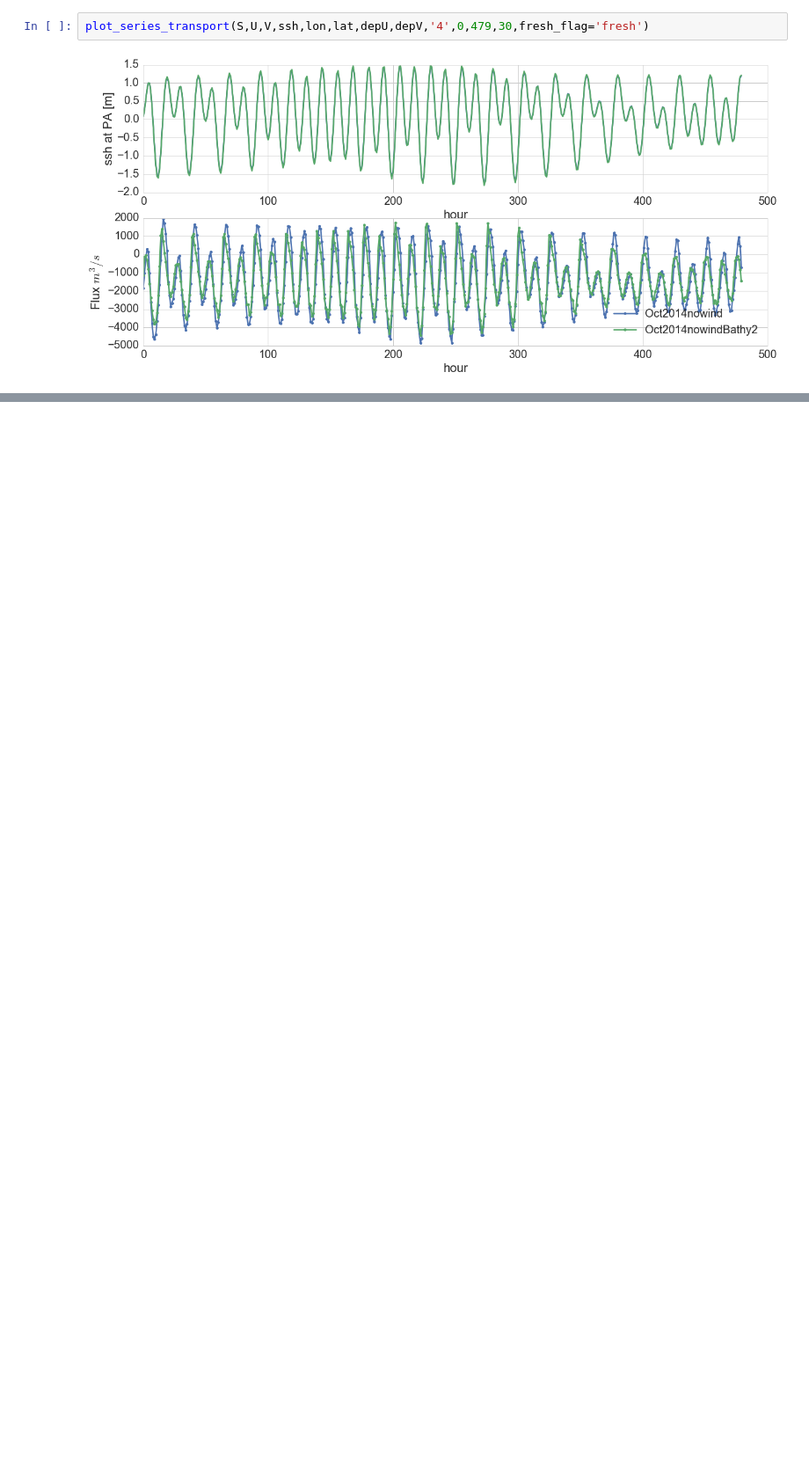
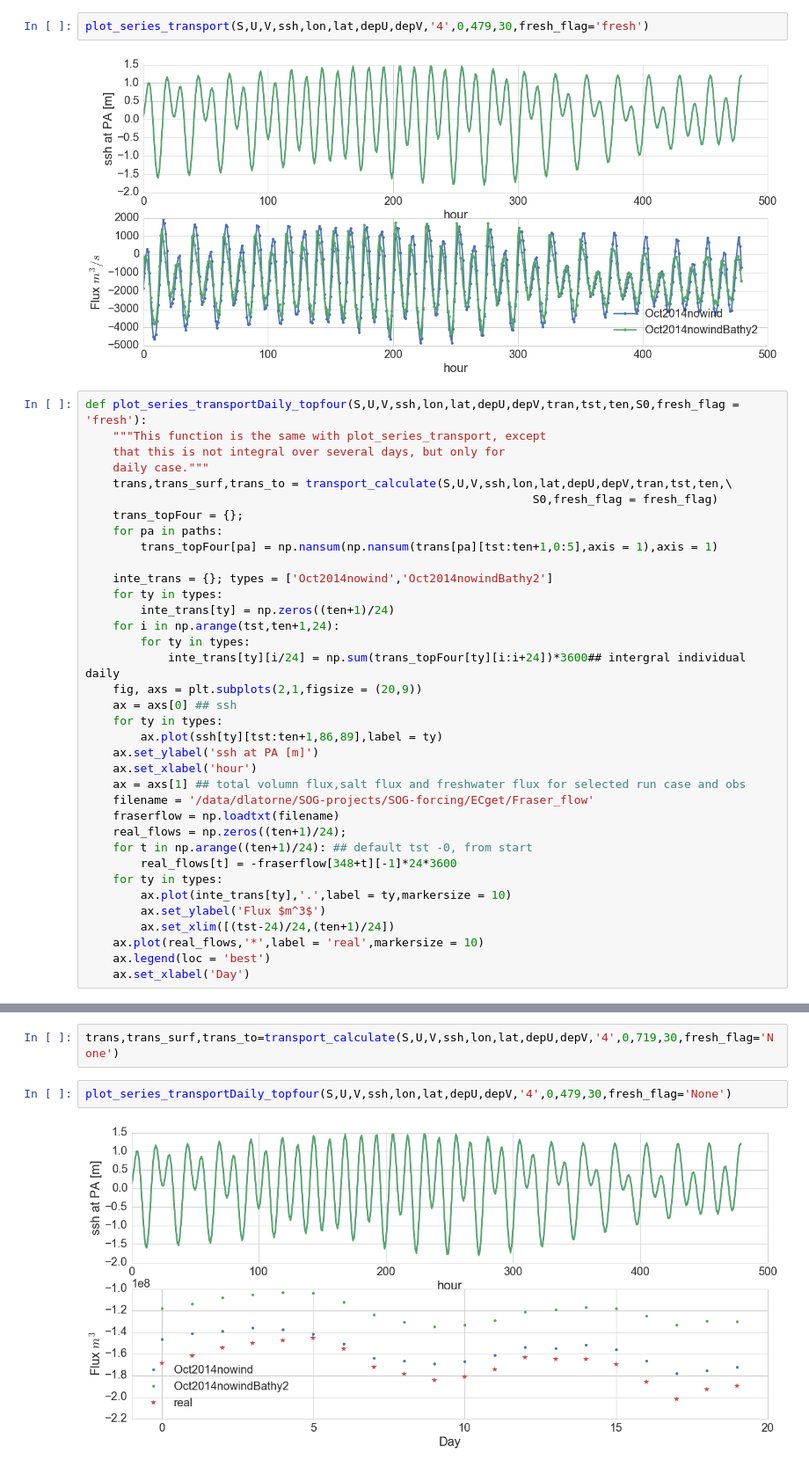
Before and after one commit to SalishSeaCast/analysis-jie, a Jupyter notebook: jie/surface_current/DiffBathy2&6.ipynb, the cells around one changed output, grey strips where cells are left out. Shown at 88% size. Saved outputs shown, nothing was run; the diff lists cells and outputs as text; blank space fills up the shorter version.

Commit message:
check upper 4m integral

```diff
--- a/jie/surface_current/DiffBathy2&6.ipynb
+++ b/jie/surface_current/DiffBathy2&6.ipynb
@@ -294,3 +288,39 @@ plot_series_transport(S,U,V,ssh,lon,lat,depU,depV,'4',0,479,30,fresh_flag='saltN
 plot_series_transport(S,U,V,ssh,lon,lat,depU,depV,'4',0,479,30,fresh_flag='fresh')
 # %% [output]
 [figure]
+# %%
+def plot_series_transportDaily_topfour(S,U,V,ssh,lon,lat,depU,depV,tran,tst,ten,S0,fresh_flag = 'fresh'):
+    """This function is the same with plot_series_transport, except
+    that this is not integral over several days, but only for
+    daily case."""
+    trans,trans_surf,trans_to = transport_calculate(S,U,V,ssh,lon,lat,depU,depV,tran,tst,ten,\
+                                                                 S0,fresh_flag = fresh_flag)
+    trans_topFour = {};
+    for pa in paths:
+        trans_topFour[pa] = np.nansum(np.nansum(trans[pa][tst:ten+1,0:5],axis = 1),axis = 1)
+
+    inte_trans = {}; types = ['Oct2014nowind','Oct2014nowindBathy2']
+    for ty in types:
+        inte_trans[ty] = np.zeros((ten+1)/24)
+    for i in np.arange(tst,ten+1,24):
+        for ty in types:
+            inte_trans[ty][i/24] = np.sum(trans_topFour[ty][i:i+24])*3600## intergral individual daily
+    fig, axs = plt.subplots(2,1,figsize = (20,9))
+    ax = axs[0] ## ssh
+    for ty in types:
+        ax.plot(ssh[ty][tst:ten+1,86,89],label = ty)
+    ax.set_ylabel('ssh at PA [m]')
+    ax.set_xlabel('hour')
+    ax = axs[1] ## total volumn flux,salt flux and freshwater flux for selected run case and obs
+    filename = '/data/dlatorne/SOG-projects/SOG-forcing/ECget/Fraser_flow'
+    fraserflow = np.loadtxt(filename)
+    real_flows = np.zeros((ten+1)/24);
+    for t in np.arange((ten+1)/24): ## default tst -0, from start
+        real_flows[t] = -fraserflow[348+t][-1]*24*3600
+    for ty in types:
+        ax.plot(inte_trans[ty],'.',label = ty,markersize = 10)
+        ax.set_ylabel('Flux $m^3$')
+        ax.set_xlim([(tst-24)/24,(ten+1)/24])
+    ax.plot(real_flows,'*',label = 'real',markersize = 10)
+    ax.legend(loc = 'best')
+    ax.set_xlabel('Day')
@@ -296,0 +329,6 @@ plot_series_transport(S,U,V,ssh,lon,lat,depU,depV,'4',0,479,30,fresh_flag='fresh
+# %%
+trans,trans_surf,trans_to=transport_calculate(S,U,V,ssh,lon,lat,depU,depV,'4',0,719,30,fresh_flag='None')
+# %%
+plot_series_transportDaily_topfour(S,U,V,ssh,lon,lat,depU,depV,'4',0,479,30,fresh_flag='None')
+# %% [output]
+[figure, added]
```
Also changed, not shown: parts of 19 cells of this notebook.
